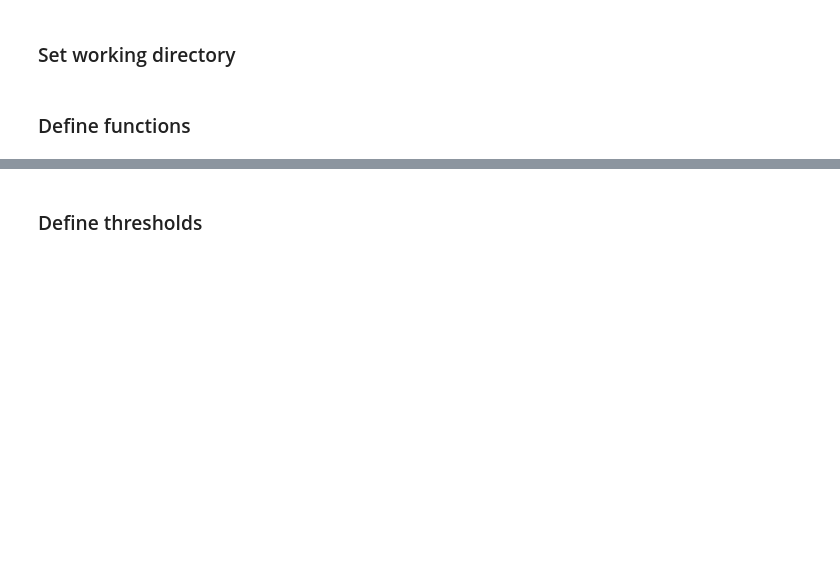
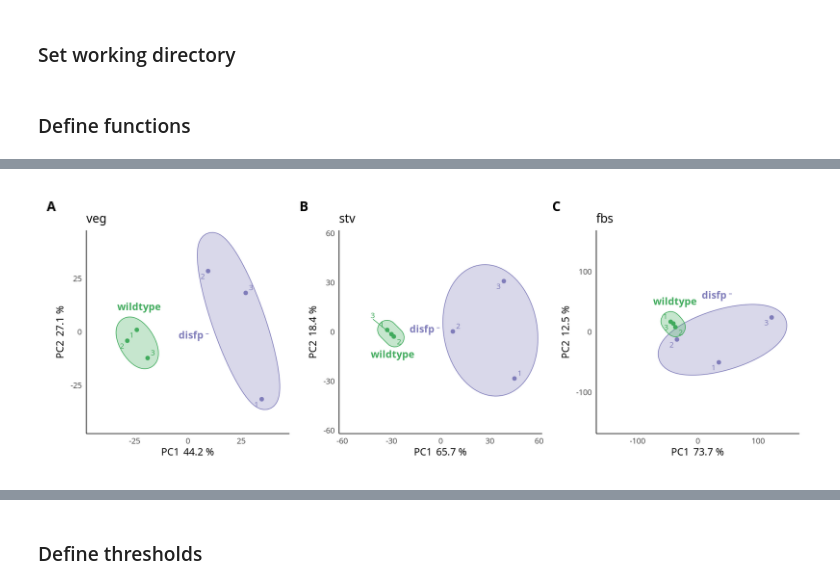
Before and after one commit to paleobiotechnology/pptase_ddiscoideum, a Jupyter notebook: 01_transcriptomics/01_scripts/Analysis and visualization.ipynb, the cells around one changed output, grey strips where cells are left out. Drawn from its saved outputs; the diff is of its cells as text; code cells hidden in the pictures; blank space fills up the shorter version.

```diff
--- a/01_transcriptomics/01_scripts/Analysis and visualization.ipynb
+++ b/01_transcriptomics/01_scripts/Analysis and visualization.ipynb
@@ -39,0 +273,17 @@ setwd(wd)
+# %%
+# Sample metadata and color setup
+genotype <- c("wt", "wt", "wt", "ko", "ko", "ko")
+data_matrix_colnames <- c("  wt 1  ", "  wt 2  ", "  wt 3  ", "  ko 1  ", "  ko 2  ", "  ko 3  ")
+
+wt_colors     <- brewer.pal(n = 9, name = "Greens")
+disfp_colors  <- brewer.pal(n = 9, name = "Purples")
+rescue_colors <- brewer.pal(n = 9, name = "Blues")
+
+strain_colors       <- c("wt" = wt_colors[6], "ko" = disfp_colors[6])
+strain_colors_light <- c("wt" = wt_colors[3], "ko" = disfp_colors[3])
+
+group_labels <- c("wt", "wt", "wt", "ko", "ko", "ko")
+annotation_col <- data.frame(Group = group_labels)
+rownames(annotation_col) <- data_matrix_colnames
+
+annotation_colors <- list(Group = strain_colors)
@@ -39,0 +292,72 @@ setwd(wd)
+# %%
+# Loop PCA across developmental stages; store plots in a list for combined visualization
+stages <- c("veg", "stv", "fbs")
+pca_plots <- list()
+
+for (stage in stages) {
+
+  # Load normalized expression data
+  df_filePath <- file.path(wd, "02_data", "tables", "raw", stage, "condition-wt-mutant.vst.tsv")
+  df_raw <- read_tsv(df_filePath, show_col_types = FALSE)
+  colnames(df_raw)[-1] <- data_matrix_colnames  # Replace column names
+
+  # Merge gene names and build matrix
+  df_named <- df_raw %>%
+    left_join(gene_info %>% select(gene_id, gene_name), by = "gene_id") %>%
+    filter(!is.na(gene_name)) %>%
+    column_to_rownames("gene_name") %>%
+    select(-gene_id)
+
+  df_pca_input <- t(df_named)
+
+  # PCA
+  PCA <- prcomp(df_pca_input, center = TRUE, scale. = FALSE)
+  variance <- round((PCA$sdev^2) * 100 / sum(PCA$sdev^2), 1)
+
+  pca_df <- as.data.frame(PCA$x)[, 1:2]
+  colnames(pca_df) <- c("PC1", "PC2")
+  pca_df$genotype <- genotype
+  pca_df$sample_name <- gsub("\\D", "", rownames(pca_df))
+
+  # Plot limits
+  coord_sf <- 1.25
+  max_limit <- max(abs(c(pca_df$PC1, pca_df$PC2))) * coord_sf
+
+  # Build PCA plot
+  pca_plot <- ggplot(pca_df, aes(x = PC1, y = PC2, colour = genotype)) +
+    ggforce::geom_mark_ellipse(
+      aes(fill = genotype, color = genotype, filter = genotype == "ko", label = "disfp\u2009\u207B"),
+      label.colour = strain_colors[["ko"]], con.type = "none", label.buffer = unit(-2, "mm"), label.fontsize = 15, label.fill = NA
+    ) +
+    ggforce::geom_mark_ellipse(
+      aes(fill = genotype, color = genotype, filter = genotype == "wt", label = "wildtype"),
+      label.colour = strain_colors[["wt"]], con.type = "none", label.buffer = unit(-2, "mm"), label.fontsize = 15, label.fill = NA
+    ) +
+    geom_point(size = 2.5) +
+    ggrepel::geom_text_repel(aes(label = sample_name), size = 4, max.overlaps = Inf) +
+    scale_fill_manual(values = strain_colors) +
+    scale_color_manual(values = strain_colors) +
+    xlab(paste("PC1", variance[1], "%")) +
+    ylab(paste("PC2", variance[2], "%")) +
+    ggtitle(stage) +
+    theme_minimal(base_size = 15) +
+    theme(
+      title = ggtext::element_markdown(),
+      panel.grid = element_blank(),
+      legend.position = "none",
+      axis.line = element_line(size = 0.5, color = "black")
+    ) +
+    coord_fixed(ratio = 1, xlim = c(-max_limit, max_limit), ylim = c(-max_limit, max_limit))
+
+  # Store plot
+  pca_plots[[stage]] <- pca_plot
+}
+
+# Combine plots side-by-side with patchwork
+options(repr.plot.width = 16, repr.plot.height = 6)
+pca_plots$veg + pca_plots$stv + pca_plots$fbs +
+  plot_layout(ncol = 3) +
+  plot_annotation(tag_levels = "A") &
+  theme(plot.tag = element_text(size = 20, face = "bold"))
+# %% [output]
+[figure, added]
```
Also changed, not shown: parts of 107 cells of this notebook.
